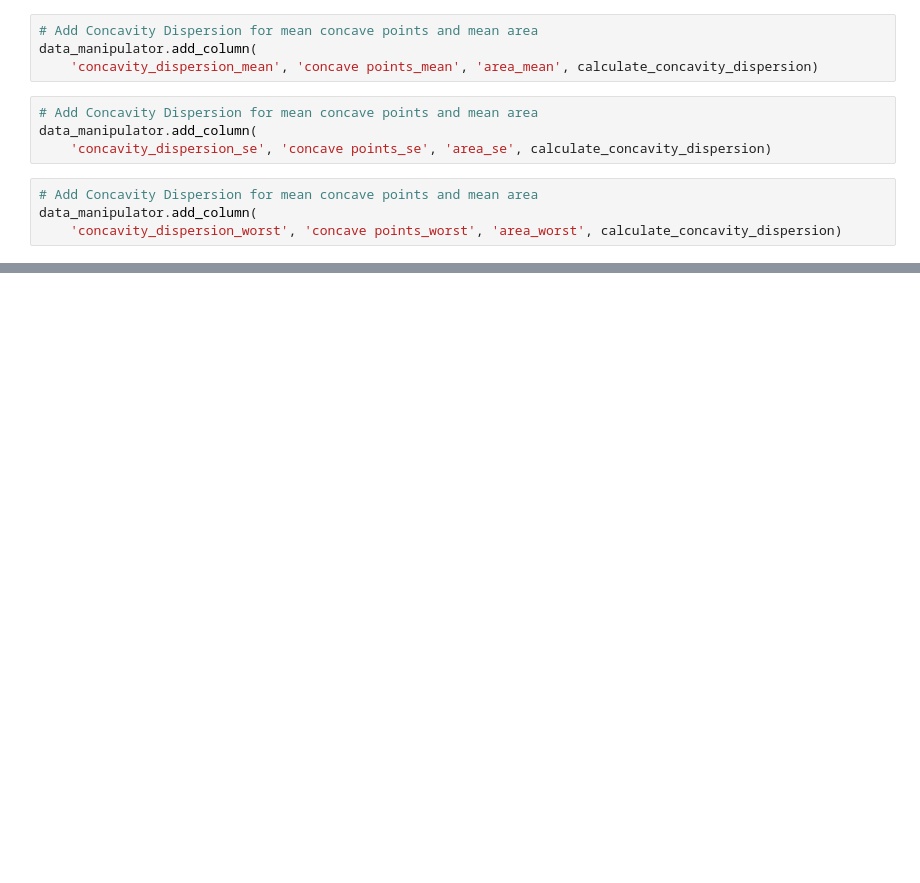
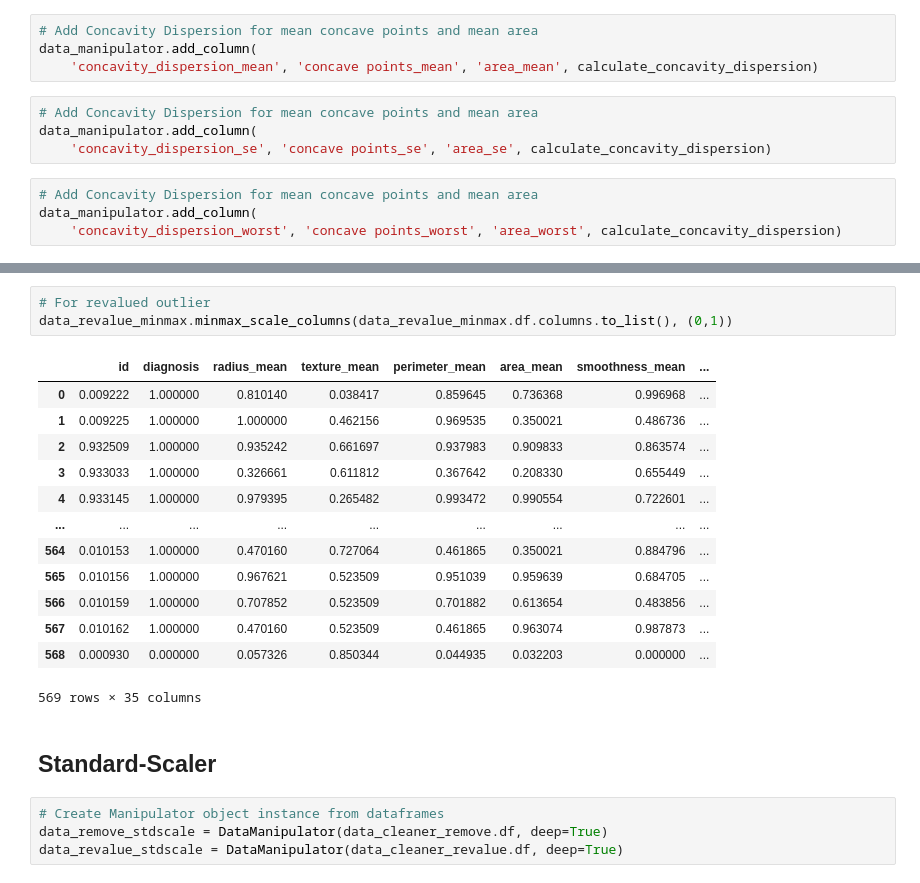
Before and after one commit to CasualModel/CancerCausality, a Jupyter notebook: notebooks/DataEngineering.ipynb, the cells around one changed output, grey strips where cells are left out. Drawn from its saved outputs; the diff is of its cells as text; blank space fills up the shorter version.

```diff
--- a/notebooks/DataEngineering.ipynb
+++ b/notebooks/DataEngineering.ipynb
@@ -152,0 +256,23 @@ Index(['id', 'diagnosis', 'radius_mean', 'texture_mean', 'perimeter_mean',
+# %%
+# For revalued outlier
+data_revalue_minmax.minmax_scale_columns(data_revalue_minmax.df.columns.to_list(), (0,1))
+# %% [output]
+|  | id | diagnosis | radius_mean | texture_mean | perimeter_mean | area_mean | smoothness_mean | ... |
+| 0 | 0.009222 | 1.000000 | 0.810140 | 0.038417 | 0.859645 | 0.736368 | 0.996968 | ... |
+| 1 | 0.009225 | 1.000000 | 1.000000 | 0.462156 | 0.969535 | 0.350021 | 0.486736 | ... |
+| 2 | 0.932509 | 1.000000 | 0.935242 | 0.661697 | 0.937983 | 0.909833 | 0.863574 | ... |
+| 3 | 0.933033 | 1.000000 | 0.326661 | 0.611812 | 0.367642 | 0.208330 | 0.655449 | ... |
+| 4 | 0.933145 | 1.000000 | 0.979395 | 0.265482 | 0.993472 | 0.990554 | 0.722601 | ... |
+| ... | ... | ... | ... | ... | ... | ... | ... | ... |
+| 564 | 0.010153 | 1.000000 | 0.470160 | 0.727064 | 0.461865 | 0.350021 | 0.884796 | ... |
+| 565 | 0.010156 | 1.000000 | 0.967621 | 0.523509 | 0.951039 | 0.959639 | 0.684705 | ... |
+| 566 | 0.010159 | 1.000000 | 0.707852 | 0.523509 | 0.701882 | 0.613654 | 0.483856 | ... |
+| 567 | 0.010162 | 1.000000 | 0.470160 | 0.523509 | 0.461865 | 0.963074 | 0.987873 | ... |
+| 568 | 0.000930 | 0.000000 | 0.057326 | 0.850344 | 0.044935 | 0.032203 | 0.000000 | ... |
+569 rows × 35 columns
+# %% [markdown]
+## Standard-Scaler
+# %%
+# Create Manipulator object instance from dataframes
+data_remove_stdscale = DataManipulator(data_cleaner_remove.df, deep=True)
+data_revalue_stdscale = DataManipulator(data_cleaner_revalue.df, deep=True)
```
Also changed, not shown: parts of 29 cells of this notebook, 1 other file.
